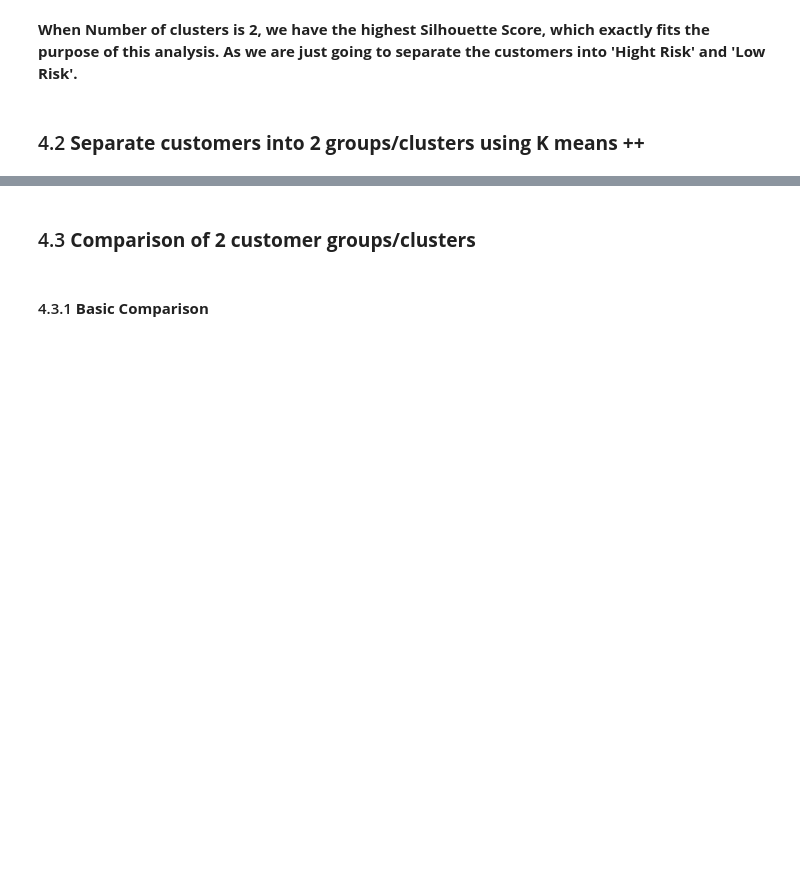
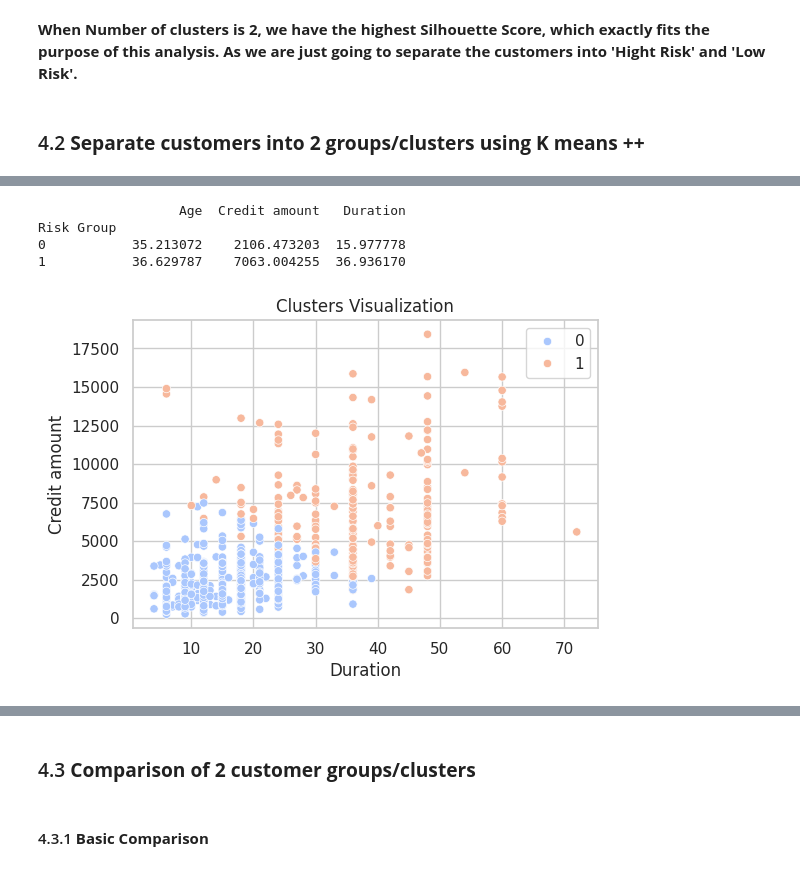
Before and after one commit to dataelvisliang/german_credit_risk, a Jupyter notebook: German_Credit_Risk.ipynb, the cells around one changed output, grey strips where cells are left out. Cells and saved outputs as stored; diff of their text form; code cells hidden in the pictures; blank space fills up the shorter version.

Commit message:
Added 2 plots after section 4.3.3.

```diff
--- a/German_Credit_Risk.ipynb
+++ b/German_Credit_Risk.ipynb
@@ -436,0 +438,24 @@ data.sample(10)
+# %%
+# Group the data by the assigned clusters and compute statistics
+cluster_summary = data.groupby('Risk Group').agg({
+    'Age': 'mean',
+    'Credit amount': 'mean',
+    'Duration': 'mean',
+    # Add other numeric columns and their appropriate aggregation functions
+})
+print(cluster_summary)
+# %% [output]
+                  Age  Credit amount   Duration
+Risk Group
+0           35.213072    2106.473203  15.977778
+1           36.629787    7063.004255  36.936170
+# %%
+# Plot 2D scatter plot for the clusters
+plt.figure(figsize=(6, 4))
+sns.scatterplot(x=data['Duration'], y=data['Credit amount'], hue=clusters, palette='coolwarm')
+plt.title('Clusters Visualization')
+plt.xlabel('Duration')
+plt.ylabel('Credit amount')
+plt.show()
+# %% [output]
+[figure, added]
```
Also changed, not shown: parts of 6 cells of this notebook.
